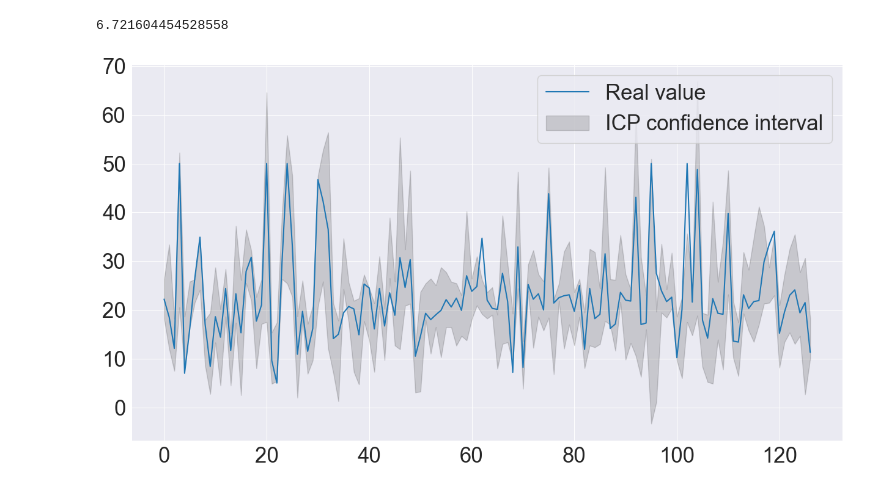
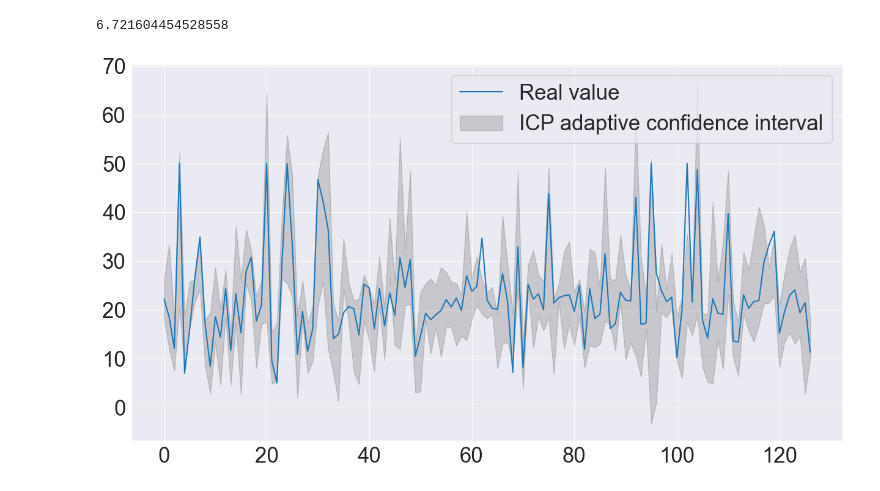
Before and after one commit to mbertani/conformal-prediction, a Jupyter notebook: Inductive Conformal Predictions for Regression.ipynb, the cells around one changed output. Saved outputs shown, nothing was run; the diff lists cells and outputs as text; code cells hidden in the pictures.

Commit message:
Updated notes for the adaptive intervals part

```diff
--- a/Inductive Conformal Predictions for Regression.ipynb
+++ b/Inductive Conformal Predictions for Regression.ipynb
@@ -330,11 +332,11 @@ print(q_yhat_naive)
 # %%
 # Plotting of the predictions and the confidence intervals calculated by our conformal prediction approach using adaptive intervals
 
 ind = [i for i in range(len(y_val))]
 plt.plot(ind, y_val, label='Real value')
 
-plt.fill_between(ind, lower_bound.squeeze(), upper_bound.squeeze(), color='k', alpha=.15, label='ICP confidence interval')
+plt.fill_between(ind, lower_bound.squeeze(), upper_bound.squeeze(), color='k', alpha=.15, label='ICP adaptive confidence interval')
 plt.legend()
 plt.show()
 # %% [output]
-[figure, old version]
+[figure, new version]
```
Also changed, not shown: parts of 1 cell of this notebook.
